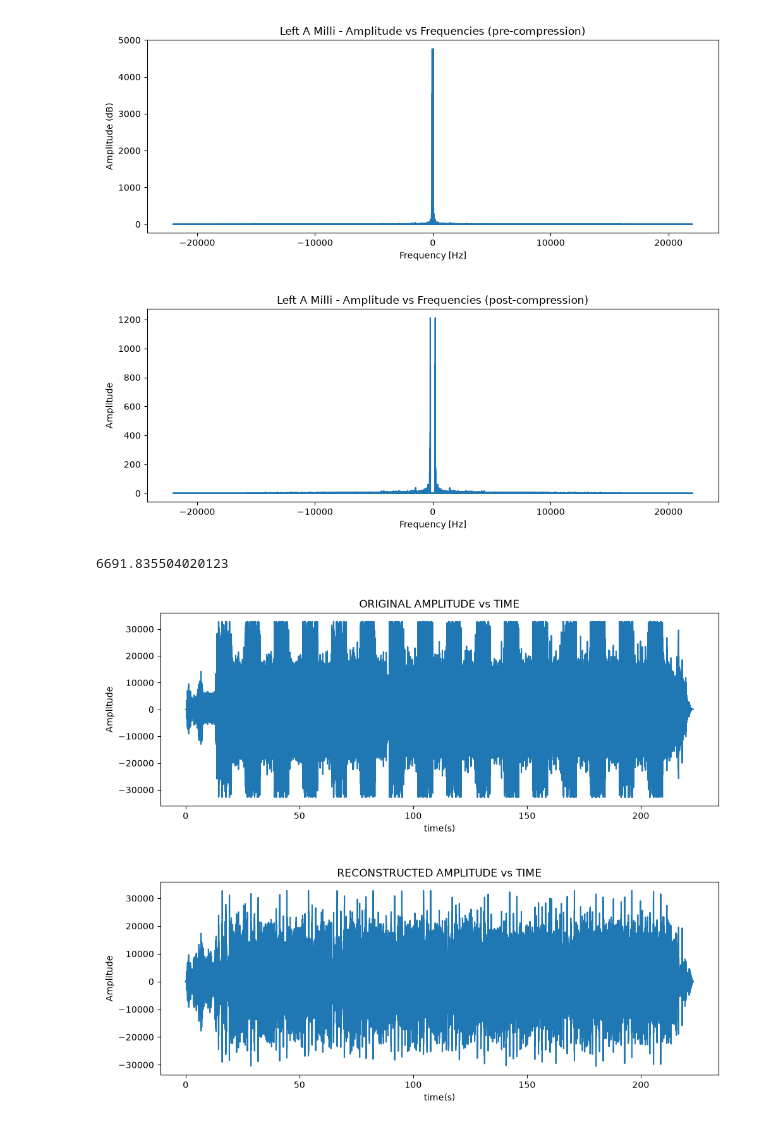
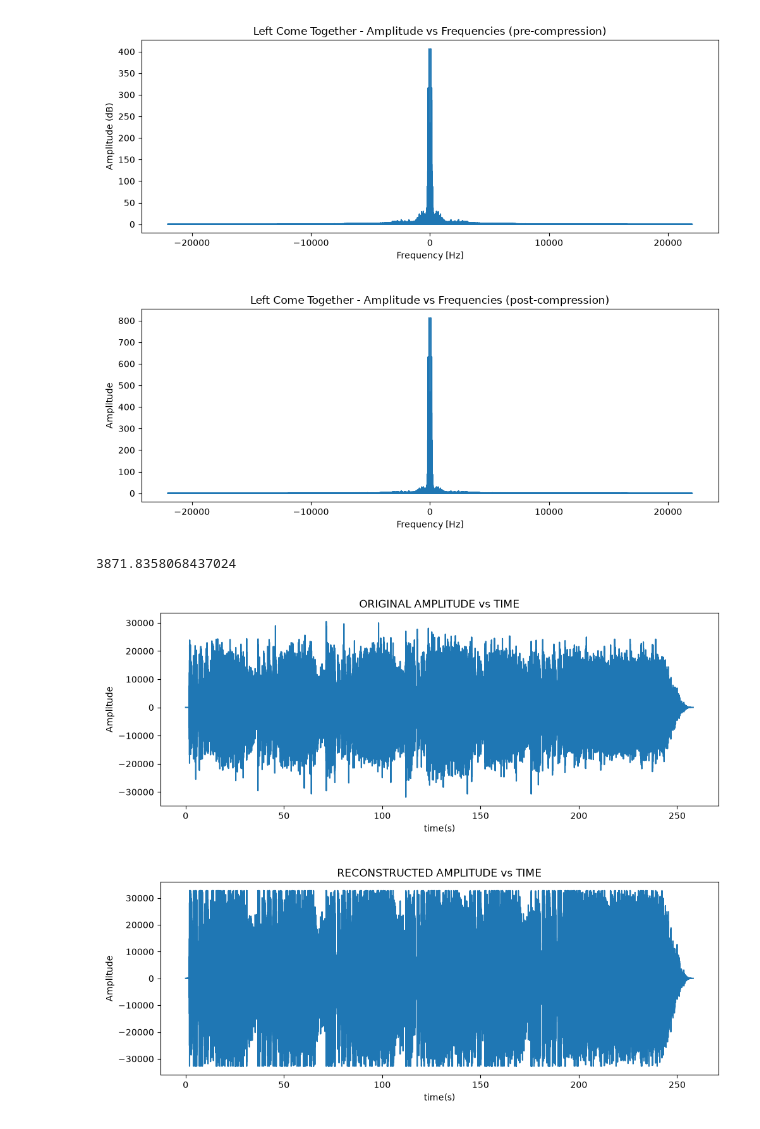
Before and after one commit to EranMaor/Audio-Processing, a Jupyter notebook: fourier.ipynb, the cells around one changed output. Drawn from its saved outputs; the diff is of its cells as text; code cells hidden in the pictures.

```diff
--- a/fourier.ipynb
+++ b/fourier.ipynb
@@ -54,7 +55,7 @@ def plot(x, y, title, xlabel, ylabel):
 # %%
 right_limit = 23000
 
-left_data, f_transform_left, f_left, amplitude_left, right_data, f_transform_right, f_right, amplitude_right, sample_rate = transform('a_milli.wav')
-plot(f_left, amplitude_left,  'Left A Milli - Amplitude vs Frequencies (pre-compression)', 'Frequency [Hz]', 'Amplitude (dB)')
-plot(f_right,  amplitude_right,  'Right A Milli - Amplitude vs Frequencies (pre-compression)', 'Frequency [Hz]', 'Amplitude (dB)')
+left_data, f_transform_left, f_left, amplitude_left, right_data, f_transform_right, f_right, amplitude_right, sample_rate = transform('come_together.wav')
+plot(f_left, amplitude_left,  'Left Come Together - Amplitude vs Frequencies (pre-compression)', 'Frequency [Hz]', 'Amplitude (dB)')
+plot(f_right,  amplitude_right,  'Right Come Together - Amplitude vs Frequencies (pre-compression)', 'Frequency [Hz]', 'Amplitude (dB)')
 # %% [output]
@@ -139,16 +123,18 @@ def missing_fundamental(sample_rate, f_transform):
     amplitude = np.abs(f_transform) / (length / 2)
     return amplitude, f_transform
 # %%
-al, ftl = missing_fundamental(sample_rate, f_left, f_transform_left.copy())
-ar, ftr = missing_fundamental(sample_rate, f_right, f_transform_right.copy())
-amplitude_left_new, f_transform_left_new = adjust_to_iphone_freqs(sample_rate, ftl)
-amplitude_right_new, f_transform_right_new = adjust_to_iphone_freqs(sample_rate, ftr)
+# al, ftl = missing_fundamental(sample_rate, f_transform_left.copy())
+# ar, ftr = missing_fundamental(sample_rate, f_transform_right.copy())
+# amplitude_left_new, f_transform_left_new = adjust_to_iphone_freqs(sample_rate, f_transform_left.copy())
+# amplitude_right_new, f_transform_right_new = adjust_to_iphone_freqs(sample_rate, f_transform_right.copy())
+amplitude_left_new, f_transform_left_new = missing_fundamental(sample_rate, f_transform_left.copy())
+amplitude_right_new, f_transform_right_new = missing_fundamental(sample_rate, f_transform_right.copy())
 
-plot(f_left, amplitude_left,  'Left A Milli - Amplitude vs Frequencies (pre-compression)', 'Frequency [Hz]', 'Amplitude (dB)')
-plot(f_left, amplitude_left_new,  'Left A Milli - Amplitude vs Frequencies (post-compression)', 'Frequency [Hz]', 'Amplitude')
+plot(f_left, amplitude_left,  'Left Come Together - Amplitude vs Frequencies (pre-compression)', 'Frequency [Hz]', 'Amplitude (dB)')
+plot(f_left, amplitude_left_new,  'Left Come Together - Amplitude vs Frequencies (post-compression)', 'Frequency [Hz]', 'Amplitude')
 # %% [output]
-[figure, old version]
+[figure, new version]
-[figure, old version]
+[figure, new version]
 # %%
 def inverse_transform(left, right, sample_rate, output_filename):
     reconstructed_left = ifft(left)
@@ -164,19 +150,22 @@ def inverse_transform(left, right, sample_rate, output_filename):
 
     return audio_data_int16
 # %%
-reconstructed_data = inverse_transform(f_transform_left_new, f_transform_right_new, sample_rate, 'a_milli_transferred.wav')
+reconstructed_data = inverse_transform(f_transform_left_new, f_transform_right_new, sample_rate, 'come_together_with_harmonics.wav')
 original_data = np.stack((left_data, right_data), axis=1)
 
-delta = reconstructed_data - original_data
-print(np.mean(np.abs(delta)))
+# delta = reconstructed_data - original_data
+# print(np.mean(np.abs(delta)))
+# wavfile.write('delta.wav', sample_rate, delta)
+
 reconstructed_ld = reconstructed_data[:, 0]
+
 duration = len(original_data) / sample_rate
 time = np.linspace(0.0, duration, num=len(original_data))
 
 dbfs_ref = 32768.0
 plot(time, left_data, 'ORIGINAL AMPLITUDE vs TIME', 'time(s)', 'Amplitude')
 plot(time, reconstructed_ld, 'RECONSTRUCTED AMPLITUDE vs TIME', 'time(s)', 'Amplitude')
 # %% [output]
-6691.835504020123
+3871.8358068437024
-[figure, old version]
+[figure, new version]
-[figure, old version]
+[figure, new version]
```
Also changed, not shown: parts of 6 cells of this notebook, 11 other files.
